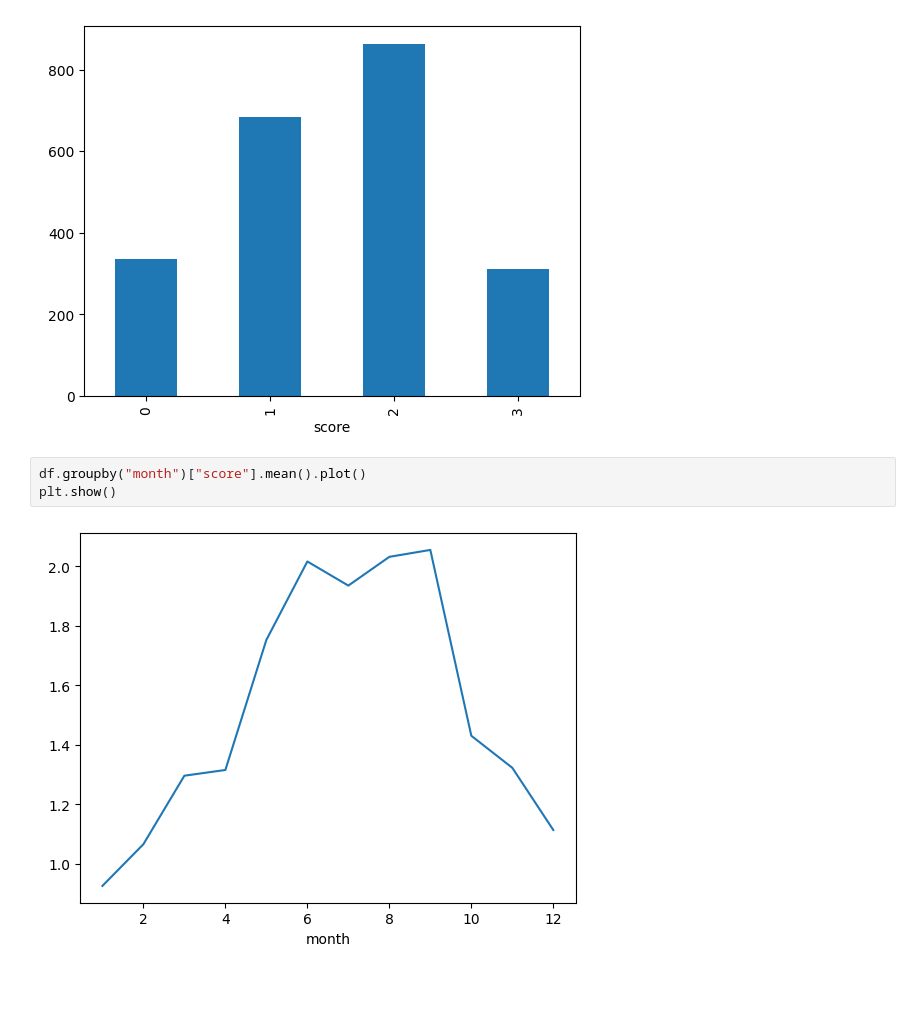
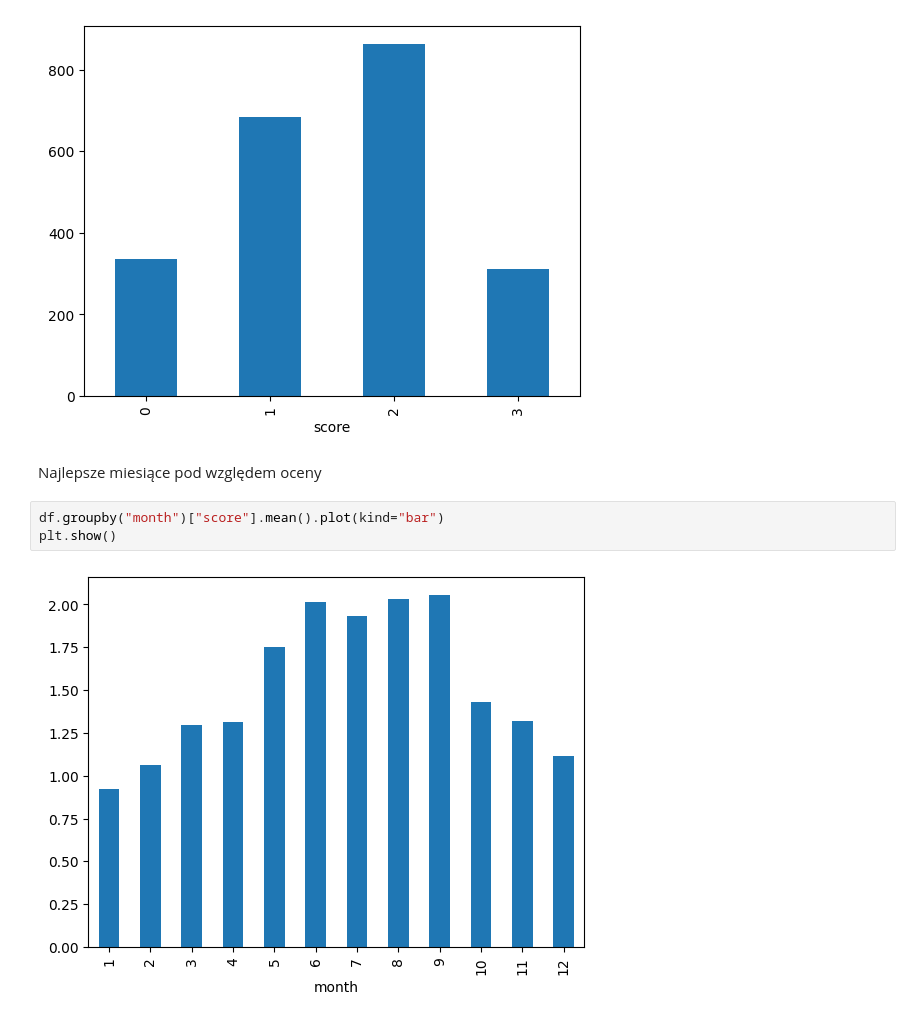
Before and after one commit to dokede/weather, a Jupyter notebook: eda.ipynb, the cells around one changed output. Drawn from its saved outputs; the diff is of its cells as text; blank space fills up the shorter version.

```diff
--- a/eda.ipynb
+++ b/eda.ipynb
@@ -86,8 +106,10 @@ df["score"].value_counts().sort_index().plot(kind="bar")
 plt.show()
 # %% [output]
 [figure]
+# %% [markdown]
+Najlepsze miesiące pod względem oceny
 # %%
-df.groupby("month")["score"].mean().plot()
+df.groupby("month")["score"].mean().plot(kind="bar")
 plt.show()
 # %% [output]
-[figure, old version]
+[figure, new version]
```
Also changed, not shown: parts of 23 cells of this notebook.
